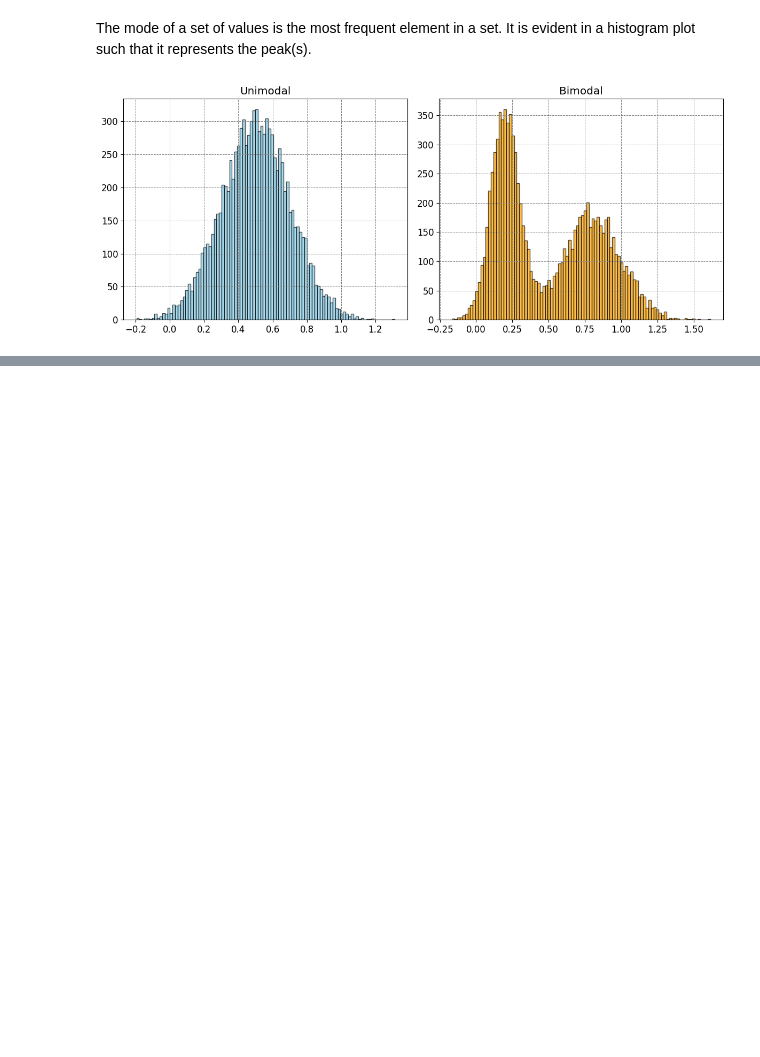
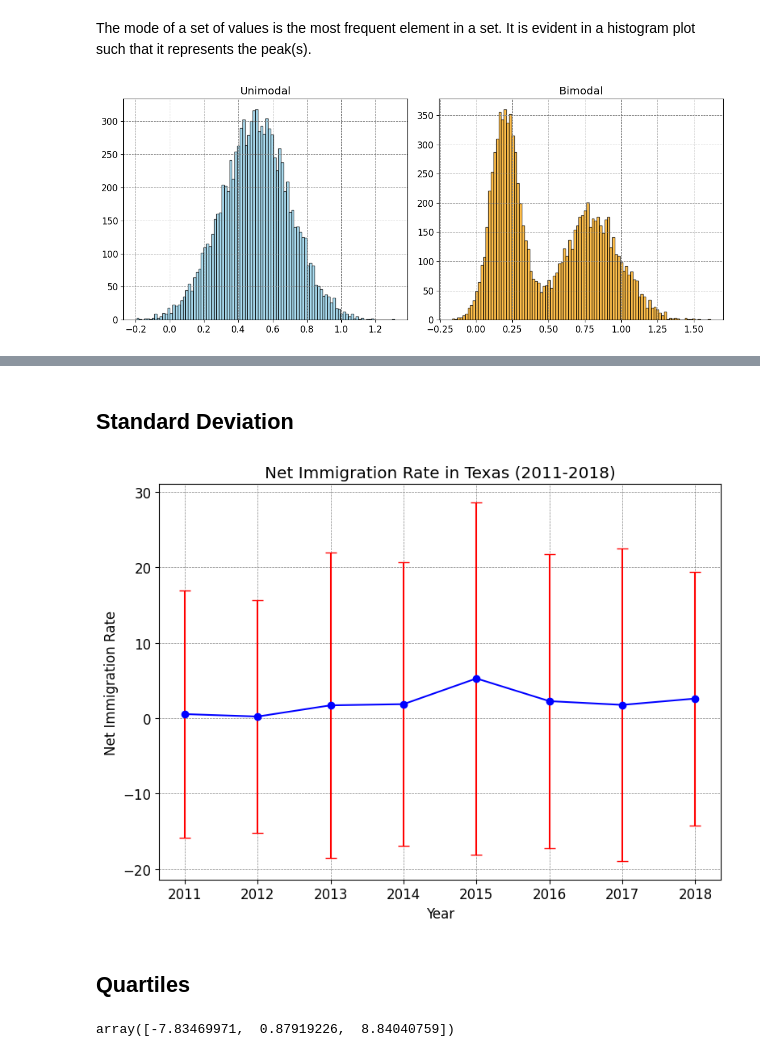
Before and after one commit to LeonardoSMSoares/Data-Analysis-Quick-Reference, a Jupyter notebook: Essential Statistics for Non-STEM Data Analysts/ESNS 02 - Essential Statistics.ipynb, the cells around one changed output, grey strips where cells are left out. Saved outputs shown, nothing was run; the diff lists cells and outputs as text; code cells hidden in the pictures; blank space fills up the shorter version.

```diff
--- a/Essential Statistics for Non-STEM Data Analysts/ESNS 02 - Essential Statistics.ipynb
+++ b/Essential Statistics for Non-STEM Data Analysts/ESNS 02 - Essential Statistics.ipynb
@@ -152,0 +194,41 @@ plt.show()          # Display the histograms
+# %% [markdown]
+## Standard Deviation
+# %%
+# Filter the dataframe to include only rows where the "State" column is "TX" and remove the first row
+dfTX = df[df["State"] == "TX"].tail(-1)
+
+# Create a list of years from 2011 to 2018 (inclusive)
+YEARS = [year for year in range(2011, 2019)]
+
+# Initialize empty lists to store the means and standard deviations
+MEANS = []
+STDS = []
+
+# Loop through each year from 2011 to 2018
+for i in range(2011, 2019):
+    year = "R_NET_MIG_" + str(i)       # Construct the column name for the given year
+    MEANS.append(np.mean(dfTX[year]))  # Calculate the mean net immigration rate for the year and append to MEANS
+    STDS.append(np.std(dfTX[year]))    # Calculate the standard deviation and append to STDS
+
+# Set the figure size for the plot
+plt.figure(figsize=(8, 6))
+
+# Create an error bar plot with years on the x-axis, means on the y-axis, and standard deviations as error bars
+plt.errorbar(YEARS, MEANS, yerr=STDS, fmt='o-', color='blue', ecolor='red', capsize=5)
+
+plt.xlabel("Year")                                                   # Set the label for the x-axis
+plt.ylabel("Net Immigration Rate")                                   # Set the label for the y-axis
+plt.title("Net Immigration Rate in Texas (2011-2018)")               # Add a title to the plot
+plt.grid(visible=True, linestyle='--', linewidth=0.5, color='grey')  # Add a grid
+
+plt.tight_layout()  # Adjust layout
+plt.show()          # Display the plot
+# %% [output]
+[figure, added]
+# %% [markdown]
+## Quartiles
+# %%
+# Calculate the 25th, 50th (median), and 75th percentiles (quantiles)
+np.quantile(dfTX["R_NET_MIG_2013"], [0.25, 0.5, 0.75])
+# %% [output]
+array([-7.83469971,  0.87919226,  8.84040759])
```
Also changed, not shown: parts of 29 cells of this notebook, 1 other file.
